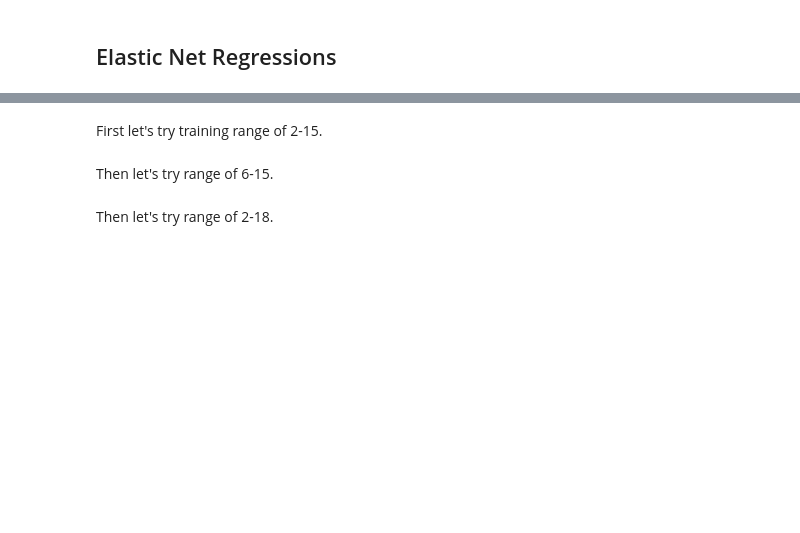
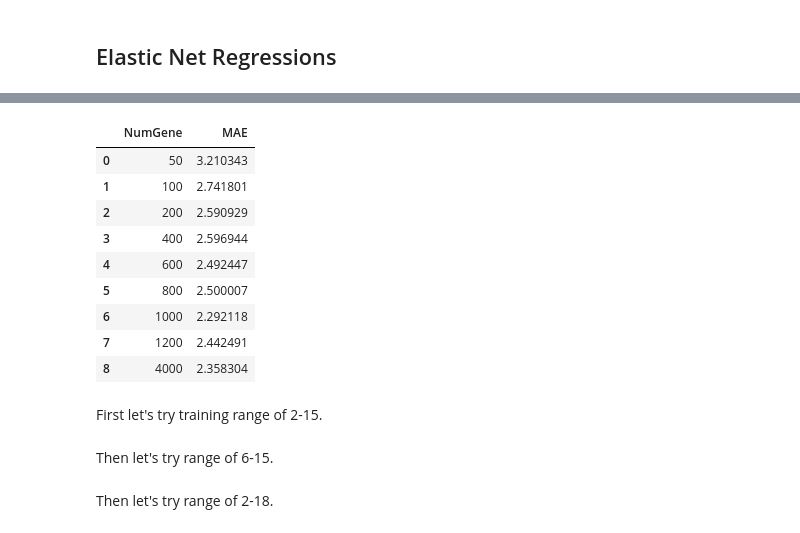
Before and after one commit to mkbwang/planarian-gene-expression, a Jupyter notebook: Elastic_Net_2.ipynb, the cells around one changed output, grey strips where cells are left out. Drawn from its saved outputs; the diff is of its cells as text; code cells hidden in the pictures; blank space fills up the shorter version.

Commit message:
First stage of deconvolution nails down the scheme of selecting a subset of gene for deconvolution.

```diff
--- a/Elastic_Net_2.ipynb
+++ b/Elastic_Net_2.ipynb
@@ -32,8 +42,0 @@ timepoints = geneexp.columns.tolist()
-# %%
-import re
-# extract the month numbers
-def extract_number(mystring):
-    numbers = re.findall("^\d+", mystring)
-    return int(numbers[0])
-# get the ages
-ages = np.array([extract_number(timestring) for timestring in timepoints])
@@ -45,0 +92,2 @@ from enet.utils import fit_enet, loo_fit
+# %%
+filters = np.logical_and(ages >= 4, ages <= 23)
@@ -46,7 +122,19 @@ from enet.utils import fit_enet, loo_fit
 # %%
-penalties = 1/16*2**np.arange(0, 7)
-test_indices = np.where(ages <= 18)[0]
-test_truth = ages[test_indices]
+performance_rank, predictions_rank = mae_tune(input_expression=gene_expressions.loc[filters, :], labels=ages[filters].astype(np.float32), log=True, rank=True,
+                                    numgenes=np.array([50, 100, 200, 400, 600, 800, 1000, 1200, 4000]), lambdas=np.array([0.2]))
+# %%
+performance_rank
+# %% [output]
+|  | NumGene | MAE |
+| 0 | 50 | 3.210343 |
+| 1 | 100 | 2.741801 |
+| 2 | 200 | 2.590929 |
+| 3 | 400 | 2.596944 |
+| 4 | 600 | 2.492447 |
+| 5 | 800 | 2.500007 |
+| 6 | 1000 | 2.292118 |
+| 7 | 1200 | 2.442491 |
+| 8 | 4000 | 2.358304 |
 # %% [markdown]
 First let's try training range of 2-15.
 # %%
```
Also changed, not shown: parts of 16 cells of this notebook, 10 other files.
